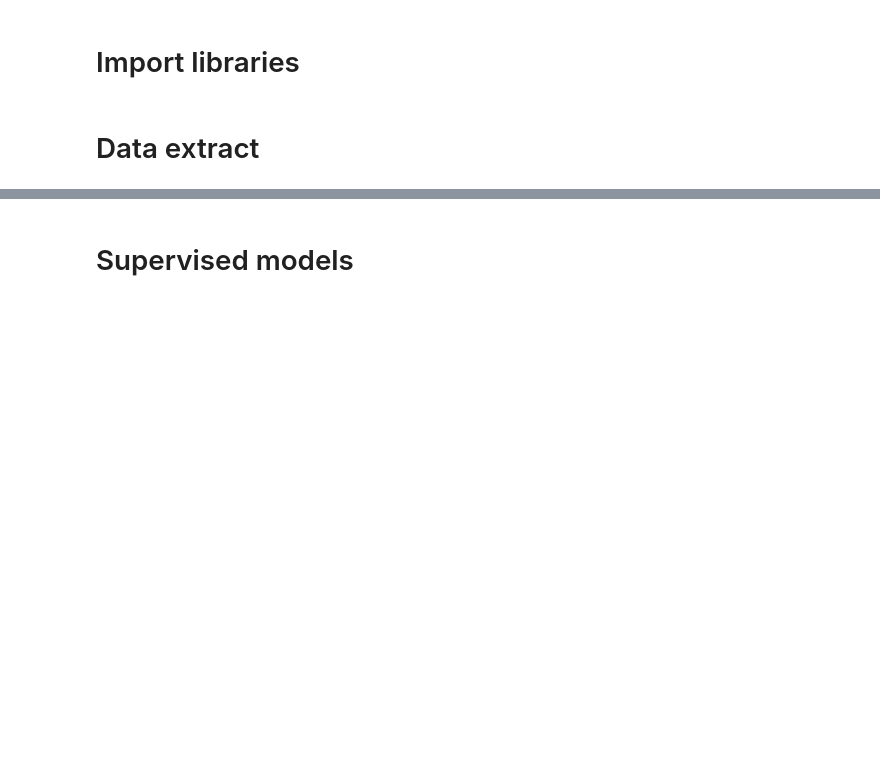
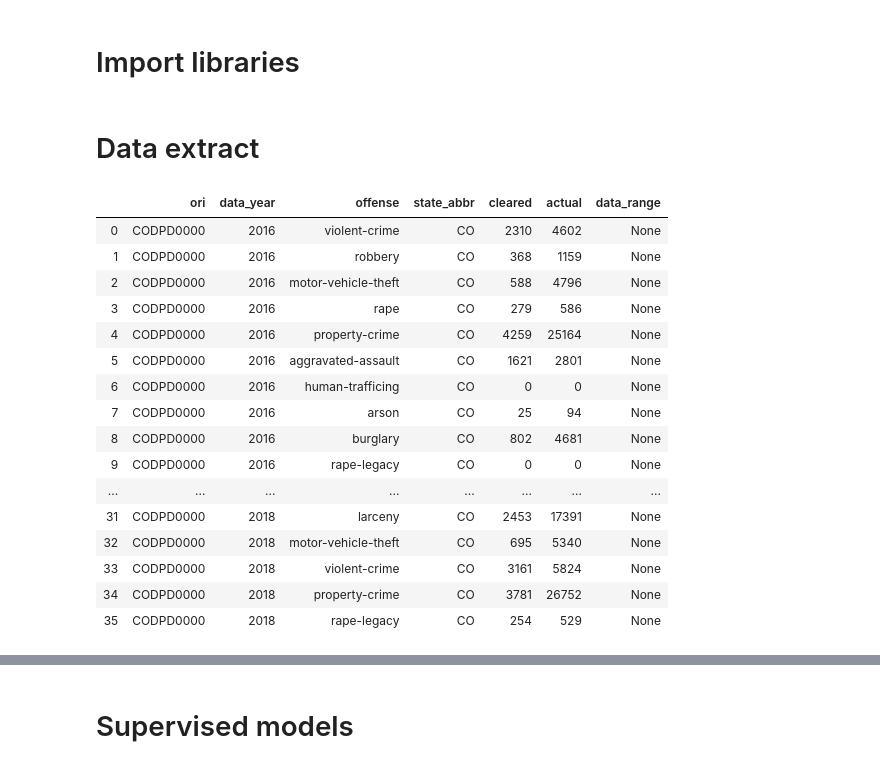
Before and after one commit to aseem645/MILESTONE_II_STAR, a Jupyter notebook: Crisis Response Model Analysis.ipynb, the cells around one changed output, grey strips where cells are left out. Cells and saved outputs as stored; diff of their text form; code cells hidden in the pictures; blank space fills up the shorter version.

```diff
--- a/Crisis Response Model Analysis.ipynb
+++ b/Crisis Response Model Analysis.ipynb
@@ -18,3 +19,59 @@ apikey = 'IbVrD08MpXh0yJhfYXGe9eFNlHwRWkXNyDb5RWws'
 
 ########################
 ########################
+# %%
+url = "https://api.usa.gov/crime/fbi/sapi/api/agencies/list?api_key=" + apikey
+headers = {'Accept': 'application/json'}
+
+response = requests.get(url, headers=headers)
+
+data = json.loads(response.content)
+agencies = pd.DataFrame(data)
+oris = list(agencies['ori'].unique())
+# %%
+#summarized-data-controller#
+#second one - Agency level SRS crime data endpoint#
+offenses = []
+# for ori in tqdm(oris[:100]):
+for ori in oris[:100]:
+    try:
+        url = f"https://api.usa.gov/crime/fbi/sapi/api/summarized/agencies/{ori}/offenses/2019/2021?api_key=" + apikey
+
+        headers = {'Accept': 'application/json'}
+
+        response = requests.get(url, headers=headers)
+
+        data = json.loads(response.content)
+        offenses.append(pd.DataFrame(data['results']))
+    except:
+        pass
+
+offensesDf = pd.concat(offenses)
+display(offensesDf)
+# %%
+url = f"https://api.usa.gov/crime/fbi/sapi/api/summarized/agencies/CODPD0000/offenses/2016/2018?api_key=" + apikey
+
+headers = {'Accept': 'application/json'}
+
+response = requests.get(url, headers=headers)
+
+data = json.loads(response.content)
+pd.DataFrame(data['results'])
+# %% [output]
+|  | ori | data_year | offense | state_abbr | cleared | actual | data_range |
+| 0 | CODPD0000 | 2016 | violent-crime | CO | 2310 | 4602 | None |
+| 1 | CODPD0000 | 2016 | robbery | CO | 368 | 1159 | None |
+| 2 | CODPD0000 | 2016 | motor-vehicle-theft | CO | 588 | 4796 | None |
+| 3 | CODPD0000 | 2016 | rape | CO | 279 | 586 | None |
+| 4 | CODPD0000 | 2016 | property-crime | CO | 4259 | 25164 | None |
+| 5 | CODPD0000 | 2016 | aggravated-assault | CO | 1621 | 2801 | None |
+| 6 | CODPD0000 | 2016 | human-trafficing | CO | 0 | 0 | None |
+| 7 | CODPD0000 | 2016 | arson | CO | 25 | 94 | None |
+| 8 | CODPD0000 | 2016 | burglary | CO | 802 | 4681 | None |
+| 9 | CODPD0000 | 2016 | rape-legacy | CO | 0 | 0 | None |
+| ... | ... | ... | ... | ... | ... | ... | ... |
+| 31 | CODPD0000 | 2018 | larceny | CO | 2453 | 17391 | None |
+| 32 | CODPD0000 | 2018 | motor-vehicle-theft | CO | 695 | 5340 | None |
+| 33 | CODPD0000 | 2018 | violent-crime | CO | 3161 | 5824 | None |
+| 34 | CODPD0000 | 2018 | property-crime | CO | 3781 | 26752 | None |
+| 35 | CODPD0000 | 2018 | rape-legacy | CO | 254 | 529 | None |
```
Also changed, not shown: parts of 3 cells of this notebook, 46 other files.
